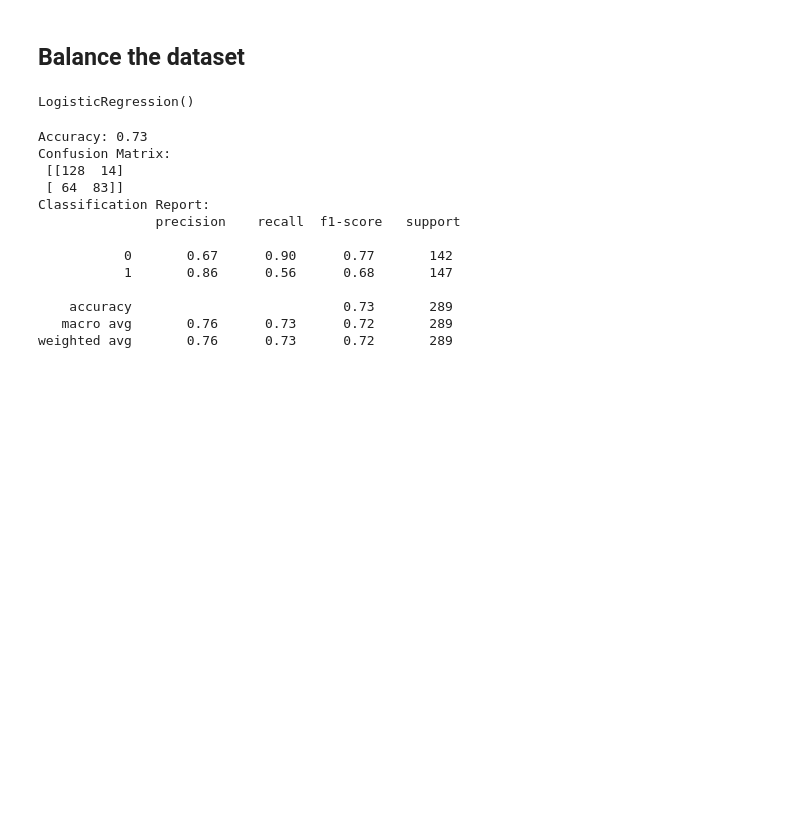
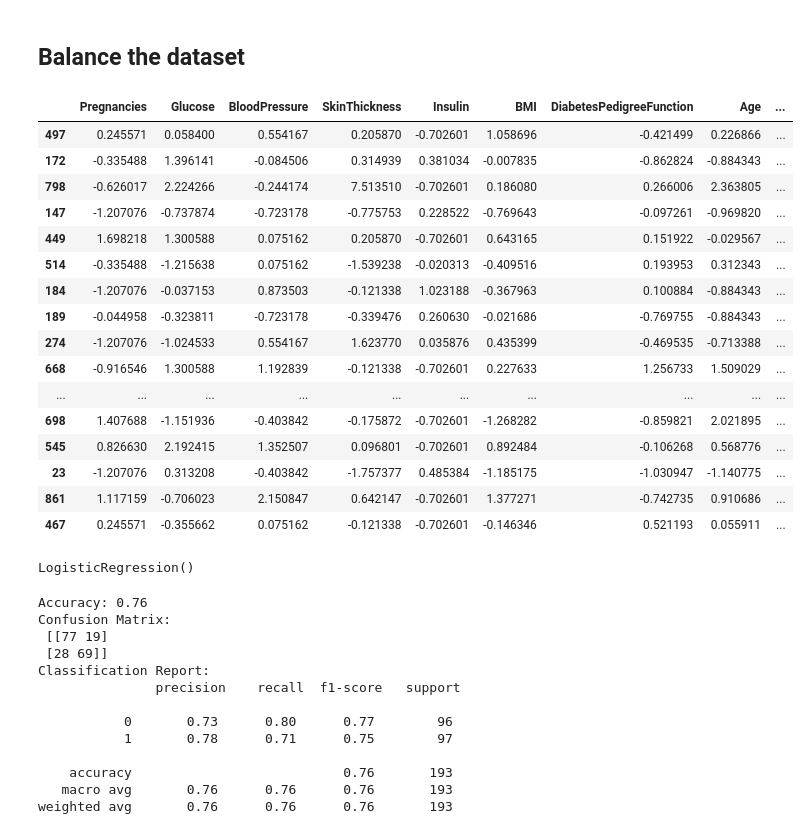
Before and after one commit to withabubaker/Diabetes-SupervisedLearning, a Jupyter notebook: Diabetes.ipynb, the cells around one changed output. Drawn from its saved outputs; the diff is of its cells as text; code cells hidden in the pictures; blank space fills up the shorter version.

```diff
--- a/Diabetes.ipynb
+++ b/Diabetes.ipynb
@@ -407,7 +437,7 @@ df_update3[df_update3['BMI'] == 0]
 | 9 | 0 | 102 | 75 | 23.0 | 0 | 0.0 | 0.572 | 21 | ... |
 | 28 | 0 | 118 | 64 | 23.0 | 89 | 0.0 | 1.731 | 21 | ... |
 # %%
-filtered_df = df_update3[df_update3['BMI'] > 0]
-median_BMI = filtered_df.groupby('AgeGroup', )['BMI'].median()
-median_BMI
+filtered_BMI_0 = df_update3[(df_update3['BMI'] > 0) & (df_update3['Outcome'] == 0)]
+median_BMI_0 = filtered_BMI_0.groupby('AgeGroup', observed=False )['BMI'].median()
+median_BMI_0
 # %% [output]
@@ -425,4 +454,4 @@ Name: BMI, dtype: float64
 # %%
-df_update3.loc[df_update3['BMI'] == 0, 'BMI'] = df_update3.loc[df_update3['BMI'] == 0, 'AgeGroup'].map(median_BMI)
-df_update3[df_update3['BMI'] == 0]
+df_update3.loc[(df_update3['BMI'] == 0) & (df_update3['Outcome'] == 0), 'BMI'] = df_update3.loc[(df_update3['BMI'] == 0) & (df_update3['Outcome'] == 0), 'AgeGroup'].map(median_BMI_0)
+#df_update3[df_update3['BMI'] == 0]
 # %% [output]
@@ -628,33 +657,53 @@ from imblearn.over_sampling import RandomOverSampler
 OverSampler = RandomOverSampler(random_state=101 , sampling_strategy='minority')
 X_oversampler, y_oversampler = OverSampler.fit_resample(X,y)
 # %%
-X_os_train, X_os_test, y_os_train, y_os_test = train_test_split(X_oversampler, y_oversampler, test_size=0.3, random_state=101)
+X_os_train, X_os_test, y_os_train, y_os_test = train_test_split(X_oversampler, y_oversampler, test_size=0.2, random_state=101)
 # %%
 numerical_features = ['Pregnancies','Glucose', 'BloodPressure','SkinThickness','Insulin', 'BMI', 'DiabetesPedigreeFunction', 'Age' ]
 scaler_os = StandardScaler()
 X_os_train[numerical_features] = scaler_os.fit_transform(X_os_train[numerical_features])
 X_os_test[numerical_features] = scaler_os.transform(X_os_test[numerical_features])
+# %%
+X_os_train.head(20)
+# %% [output]
+|  | Pregnancies | Glucose | BloodPressure | SkinThickness | Insulin | BMI | DiabetesPedigreeFunction | Age | ... |
+| 497 | 0.245571 | 0.058400 | 0.554167 | 0.205870 | -0.702601 | 1.058696 | -0.421499 | 0.226866 | ... |
+| 172 | -0.335488 | 1.396141 | -0.084506 | 0.314939 | 0.381034 | -0.007835 | -0.862824 | -0.884343 | ... |
+| 798 | -0.626017 | 2.224266 | -0.244174 | 7.513510 | -0.702601 | 0.186080 | 0.266006 | 2.363805 | ... |
+| 147 | -1.207076 | -0.737874 | -0.723178 | -0.775753 | 0.228522 | -0.769643 | -0.097261 | -0.969820 | ... |
+| 449 | 1.698218 | 1.300588 | 0.075162 | 0.205870 | -0.702601 | 0.643165 | 0.151922 | -0.029567 | ... |
+| 514 | -0.335488 | -1.215638 | 0.075162 | -1.539238 | -0.020313 | -0.409516 | 0.193953 | 0.312343 | ... |
+| 184 | -1.207076 | -0.037153 | 0.873503 | -0.121338 | 1.023188 | -0.367963 | 0.100884 | -0.884343 | ... |
+| 189 | -0.044958 | -0.323811 | -0.723178 | -0.339476 | 0.260630 | -0.021686 | -0.769755 | -0.884343 | ... |
+| 274 | -1.207076 | -1.024533 | 0.554167 | 1.623770 | 0.035876 | 0.435399 | -0.469535 | -0.713388 | ... |
+| 668 | -0.916546 | 1.300588 | 1.192839 | -0.121338 | -0.702601 | 0.227633 | 1.256733 | 1.509029 | ... |
+| ... | ... | ... | ... | ... | ... | ... | ... | ... | ... |
+| 698 | 1.407688 | -1.151936 | -0.403842 | -0.175872 | -0.702601 | -1.268282 | -0.859821 | 2.021895 | ... |
+| 545 | 0.826630 | 2.192415 | 1.352507 | 0.096801 | -0.702601 | 0.892484 | -0.106268 | 0.568776 | ... |
+| 23 | -1.207076 | 0.313208 | -0.403842 | -1.757377 | 0.485384 | -1.185175 | -1.030947 | -1.140775 | ... |
+| 861 | 1.117159 | -0.706023 | 2.150847 | 0.642147 | -0.702601 | 1.377271 | -0.742735 | 0.910686 | ... |
+| 467 | 0.245571 | -0.355662 | 0.075162 | -0.121338 | -0.702601 | -0.146346 | 0.521193 | 0.055911 | ... |
 # %%
 model_os = LogisticRegression()
 model_os.fit(X_os_train, y_os_train)
 # %% [output]
 LogisticRegression()
 # %%
-y_os_pred = model.predict(X_os_test)
+y_os_pred = model_os.predict(X_os_test)
 print("Accuracy: {:.2f}".format(accuracy_score(y_os_test, y_os_pred)))
 print("Confusion Matrix:\n", confusion_matrix(y_os_test, y_os_pred))
 print("Classification Report:\n", classification_report(y_os_test, y_os_pred))
 # %% [output]
-Accuracy: 0.73
+Accuracy: 0.76
 Confusion Matrix:
- [[128  14]
- [ 64  83]]
+ [[77 19]
+ [28 69]]
 Classification Report:
                precision    recall  f1-score   support
 
-           0       0.67      0.90      0.77       142
-           1       0.86      0.56      0.68       147
+           0       0.73      0.80      0.77        96
+           1       0.78      0.71      0.75        97
 
-    accuracy                           0.73       289
-   macro avg       0.76      0.73      0.72       289
-weighted avg       0.76      0.73      0.72       289
+    accuracy                           0.76       193
+   macro avg       0.76      0.76      0.76       193
+weighted avg       0.76      0.76      0.76       193
```
Also changed, not shown: parts of 16 cells of this notebook.
